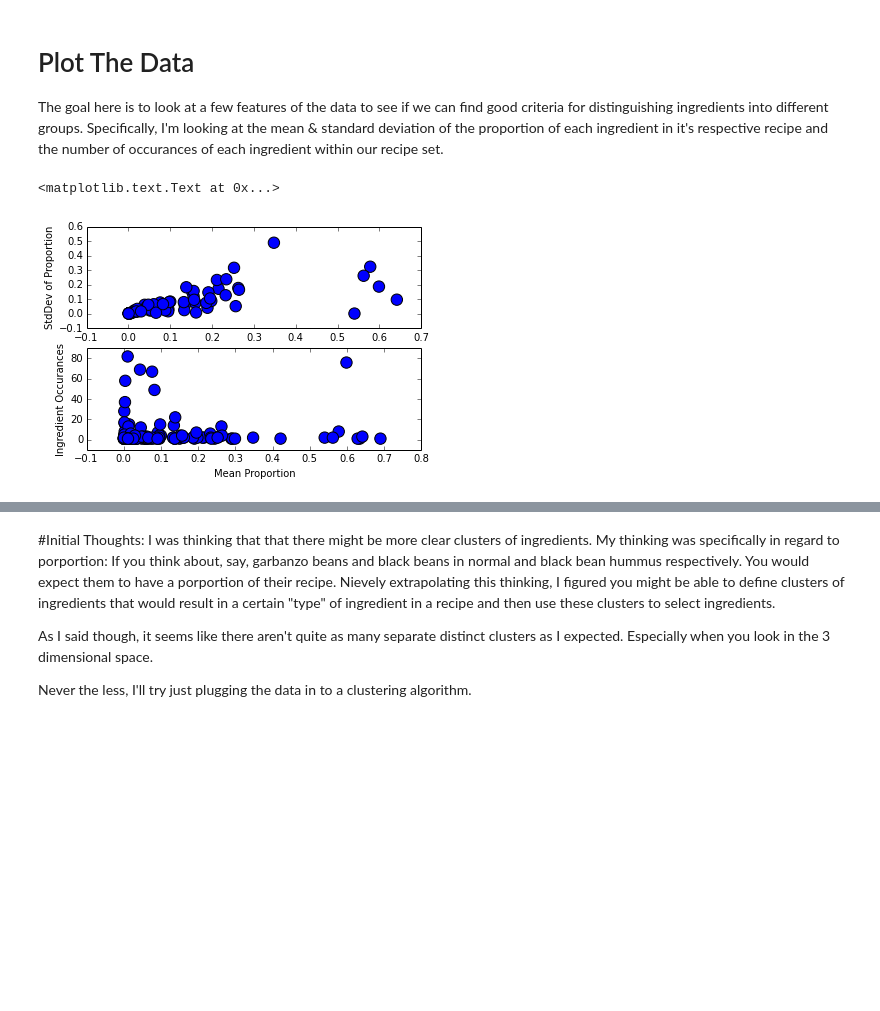
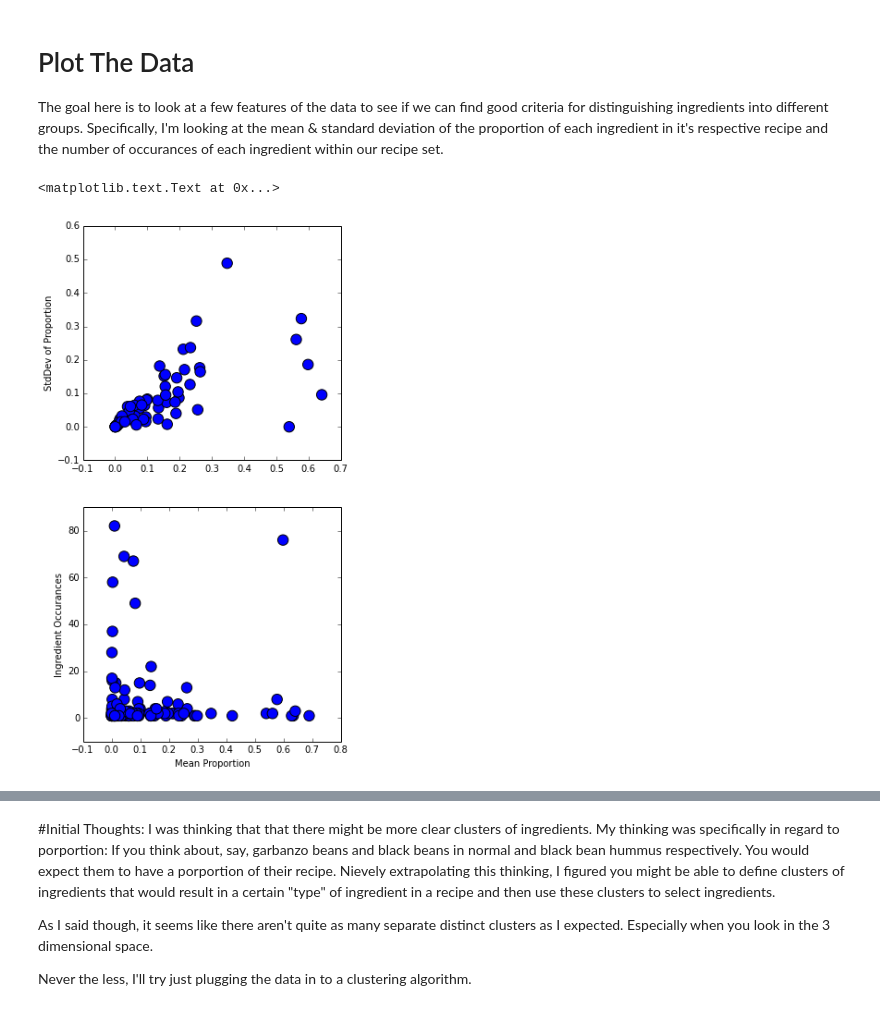
Before and after one commit to danjump/recipe_optimizer, a Jupyter notebook: analyze_data/selection_clustering_1-count.ipynb, the cells around one changed output, grey strips where cells are left out. Saved outputs shown, nothing was run; the diff lists cells and outputs as text; code cells hidden in the pictures; blank space fills up the shorter version.

```diff
--- a/analyze_data/selection_clustering_1-count.ipynb
+++ b/analyze_data/selection_clustering_1-count.ipynb
@@ -73,18 +73,18 @@ counts = ingr_df['counts'].as_matrix()
 samples = len(ingr_df)
 # %%
 # first plot 2D distributions
-plt.figure(1)
+plt.figure(num=1, figsize=(5, 10))
 plt.subplot(211)
 plt.scatter(mean,stddev,s=samples)
 plt.ylabel('StdDev of Proportion')
 
 plt.subplot(212)
 plt.scatter(mean,counts,s=samples)
 plt.ylabel('Ingredient Occurances')
 plt.xlabel('Mean Proportion')
 # %% [output]
 <matplotlib.text.Text at 0x...>
-[figure, old version]
+[figure, new version]
 # %%
 # Now generate interactive 3D plot with all features
 from mpl_toolkits import mplot3d
```
Also changed, not shown: parts of 5 cells of this notebook, 2 other files.
